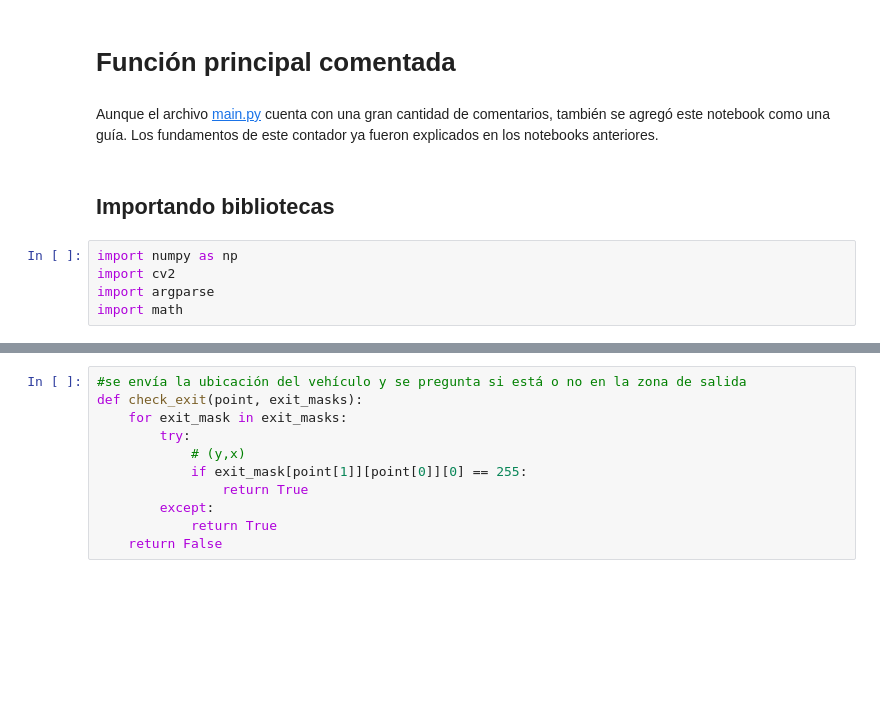
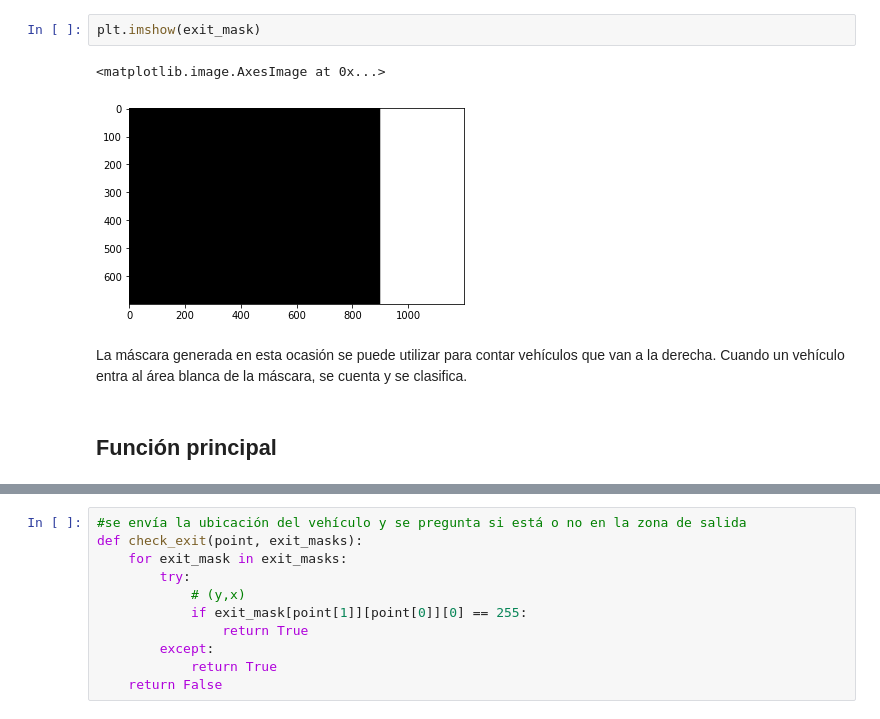
Before and after one commit to danielTeniente/proyecto_capstone, a Jupyter notebook: detector_flujo_urbano/notebooks/Tema_5.ipynb, the cells around one changed output, grey strips where cells are left out. Drawn from its saved outputs; the diff is of its cells as text; blank space fills up the shorter version.

```diff
--- a/detector_flujo_urbano/notebooks/Tema_5.ipynb
+++ b/detector_flujo_urbano/notebooks/Tema_5.ipynb
@@ -1,11 +53,9 @@
+# %%
+plt.imshow(exit_mask)
+# %% [output]
+<matplotlib.image.AxesImage at 0x...>
+[figure, added]
+# %% [markdown]
+La máscara generada en esta ocasión se puede utilizar para contar vehículos que van a la derecha. Cuando un vehículo entra al área blanca de la máscara, se cuenta y se clasifica.
 # %% [markdown]
-# Función principal comentada
+## Función principal
-# %% [markdown]
-Aunque el archivo [main.py](../main.py) cuenta con una gran cantidad de comentarios, también se agregó este notebook como una guía. Los fundamentos de este contador ya fueron explicados en los notebooks anteriores.
-# %% [markdown]
-## Importando bibliotecas
-# %%
-import numpy as np
-import cv2
-import argparse
-import math
```
Also changed, not shown: parts of 45 cells of this notebook, 5 other files.
